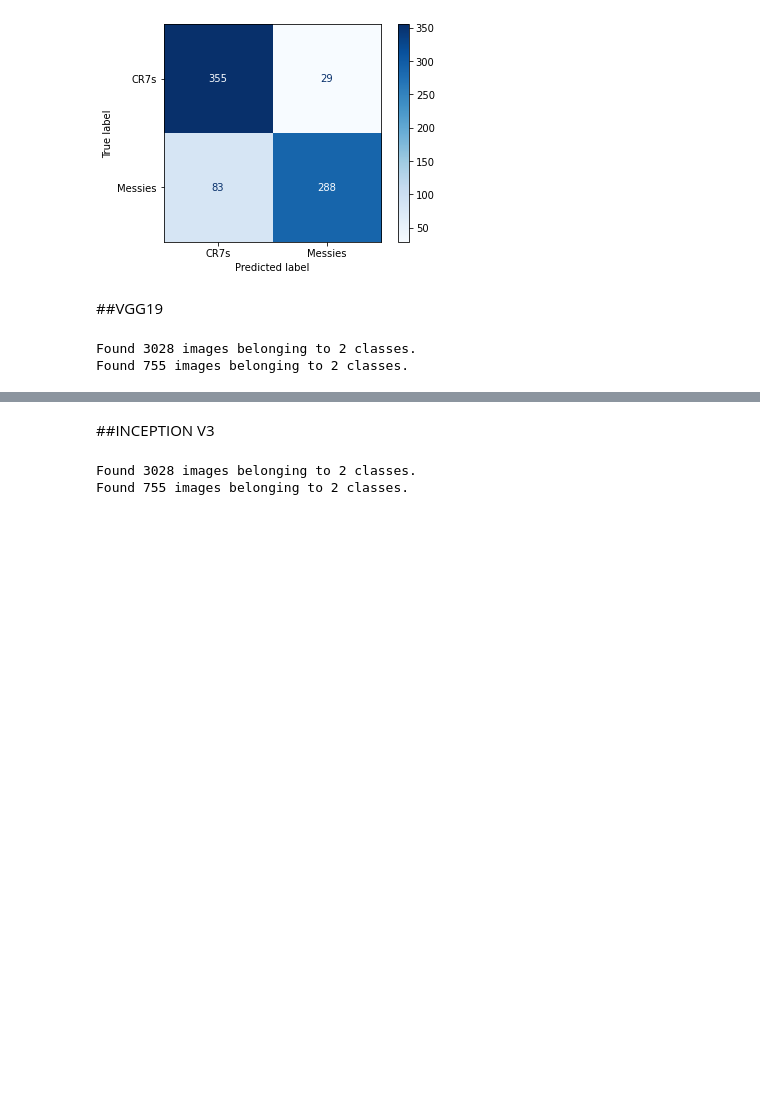
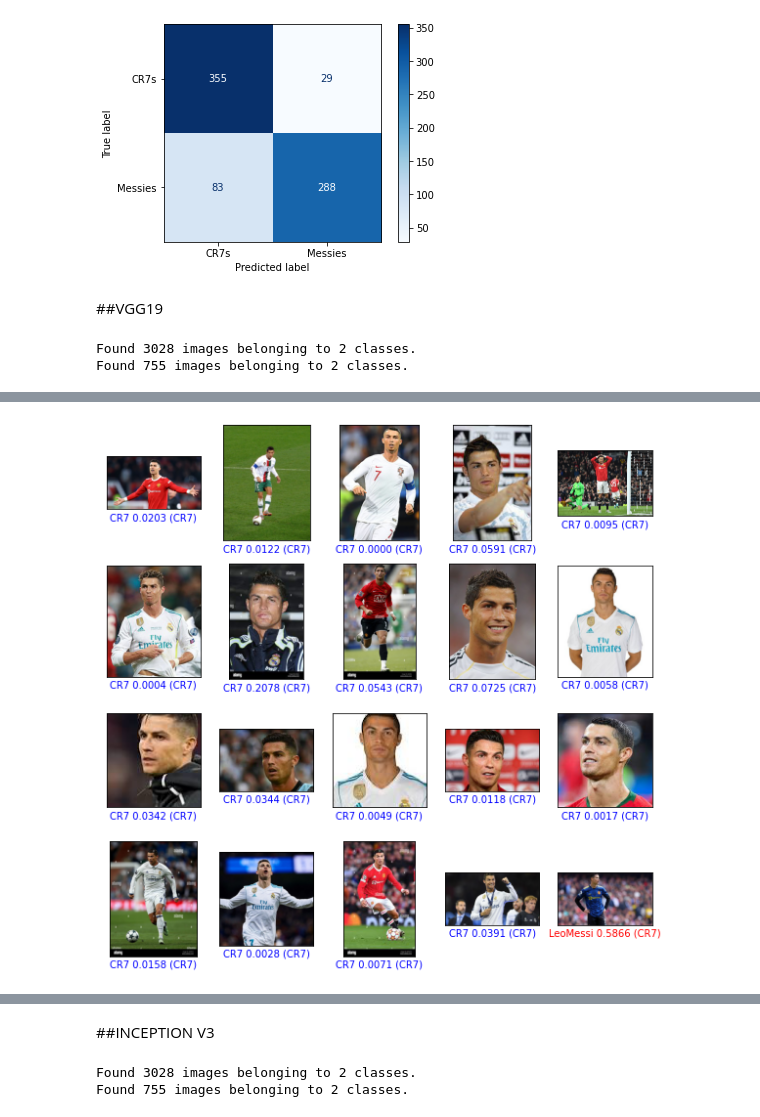
Before and after one commit to DaverArenas/DeepLearning_ImageClassification, a Jupyter notebook: Clasificacion_Imagenes_Futbol.ipynb, the cells around one changed output, grey strips where cells are left out. Saved outputs shown, nothing was run; the diff lists cells and outputs as text; code cells hidden in the pictures; blank space fills up the shorter version.

```diff
--- a/Clasificacion_Imagenes_Futbol.ipynb
+++ b/Clasificacion_Imagenes_Futbol.ipynb
@@ -653,0 +712,19 @@ plt.show()
+# %%
+plt.figure(figsize=(10,10))
+for index_image in range(20):
+  plt.subplot(4, 5, index_image+1)
+  plt.grid(False)
+  plt.xticks([])
+  plt.yticks([])
+  im=plt.imread(data_val[index_image])
+  plt.imshow(im)
+
+  predicted_label = "CR7" if Y_pred[index_image][0]<0.5 else "LeoMessi"
+  real_label="CR7" if labels_test[index_image]==0 else "LeoMessi"
+  color= 'blue' if predicted_label == real_label else 'red'
+  plt.xlabel("{} {:2.0f} ({})".format(predicted_label,
+                                Y_pred[index_image][0],
+                                real_label))
+  plt.xlabel(f'{predicted_label} {np.max(Y_pred[index_image][0]):.4f} ({real_label})', color=color)
+# %% [output]
+[figure, added]
```
Also changed, not shown: parts of 24 cells of this notebook.
